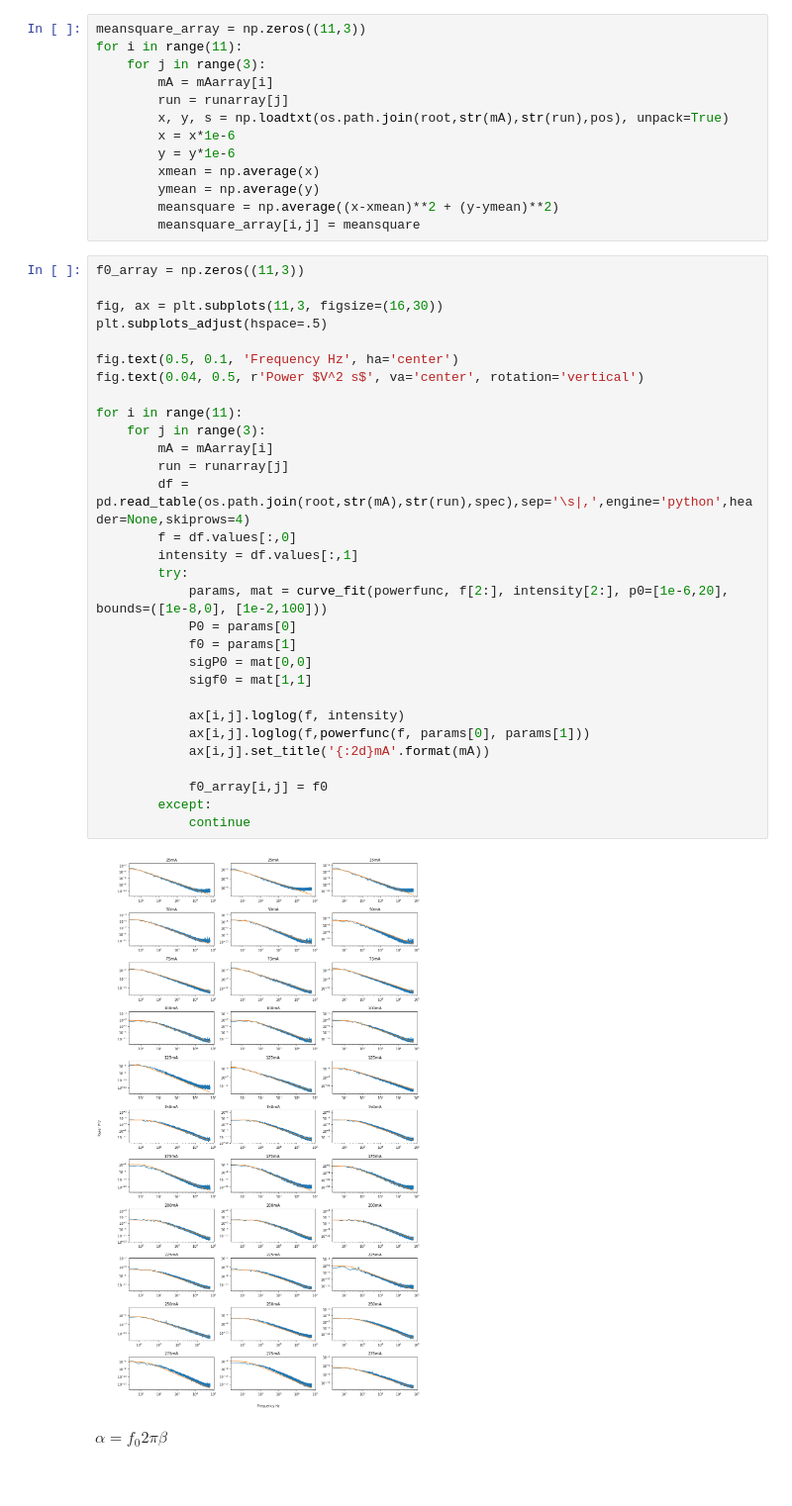
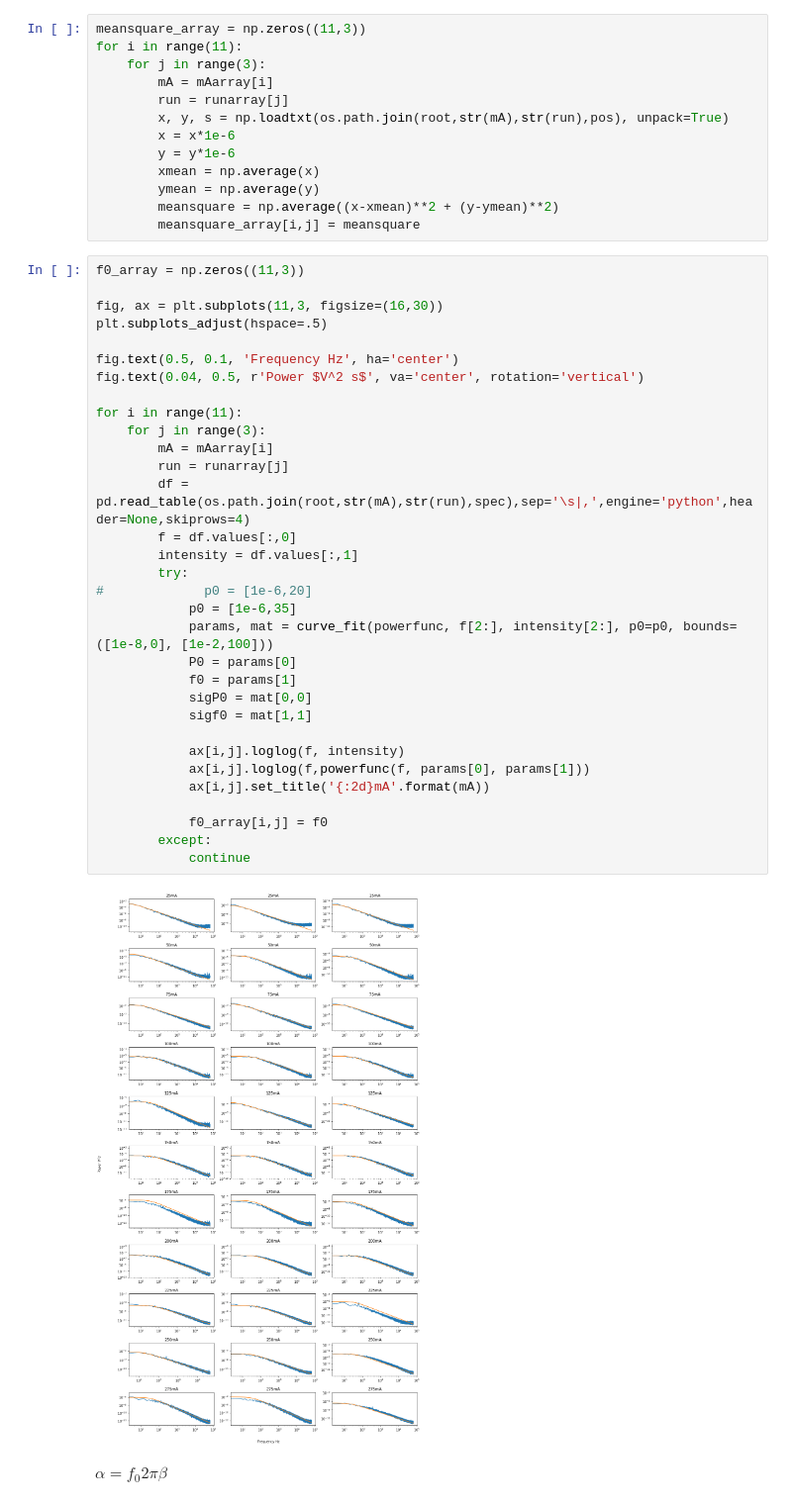
Before and after one commit to Gtwomd/advancedlab3, a Jupyter notebook: code/source/alpha-calculation.ipynb, the cells around one changed output. Shown at 99% size. Drawn from its saved outputs; the diff is of its cells as text.

```diff
--- a/code/source/alpha-calculation.ipynb
+++ b/code/source/alpha-calculation.ipynb
@@ -32,35 +32,37 @@ for i in range(11):
 # %%
 f0_array = np.zeros((11,3))
 
 fig, ax = plt.subplots(11,3, figsize=(16,30))
 plt.subplots_adjust(hspace=.5)
 
 fig.text(0.5, 0.1, 'Frequency Hz', ha='center')
 fig.text(0.04, 0.5, r'Power $V^2 s$', va='center', rotation='vertical')
 
 for i in range(11):
     for j in range(3):
         mA = mAarray[i]
         run = runarray[j]
         df = pd.read_table(os.path.join(root,str(mA),str(run),spec),sep='\s|,',engine='python',header=None,skiprows=4)
         f = df.values[:,0]
         intensity = df.values[:,1]
         try:
-            params, mat = curve_fit(powerfunc, f[2:], intensity[2:], p0=[1e-6,20], bounds=([1e-8,0], [1e-2,100]))
+#             p0 = [1e-6,20]
+            p0 = [1e-6,35]
+            params, mat = curve_fit(powerfunc, f[2:], intensity[2:], p0=p0, bounds=([1e-8,0], [1e-2,100]))
             P0 = params[0]
             f0 = params[1]
             sigP0 = mat[0,0]
             sigf0 = mat[1,1]
 
             ax[i,j].loglog(f, intensity)
             ax[i,j].loglog(f,powerfunc(f, params[0], params[1]))
             ax[i,j].set_title('{:2d}mA'.format(mA))
 
             f0_array[i,j] = f0
         except:
             continue
 # %% [output]
-[figure, old version]
+[figure, new version]
 # %% [markdown]
 $\alpha = f_0 2 \pi \beta$
 # %%
```
Also changed, not shown: parts of 4 cells of this notebook.
